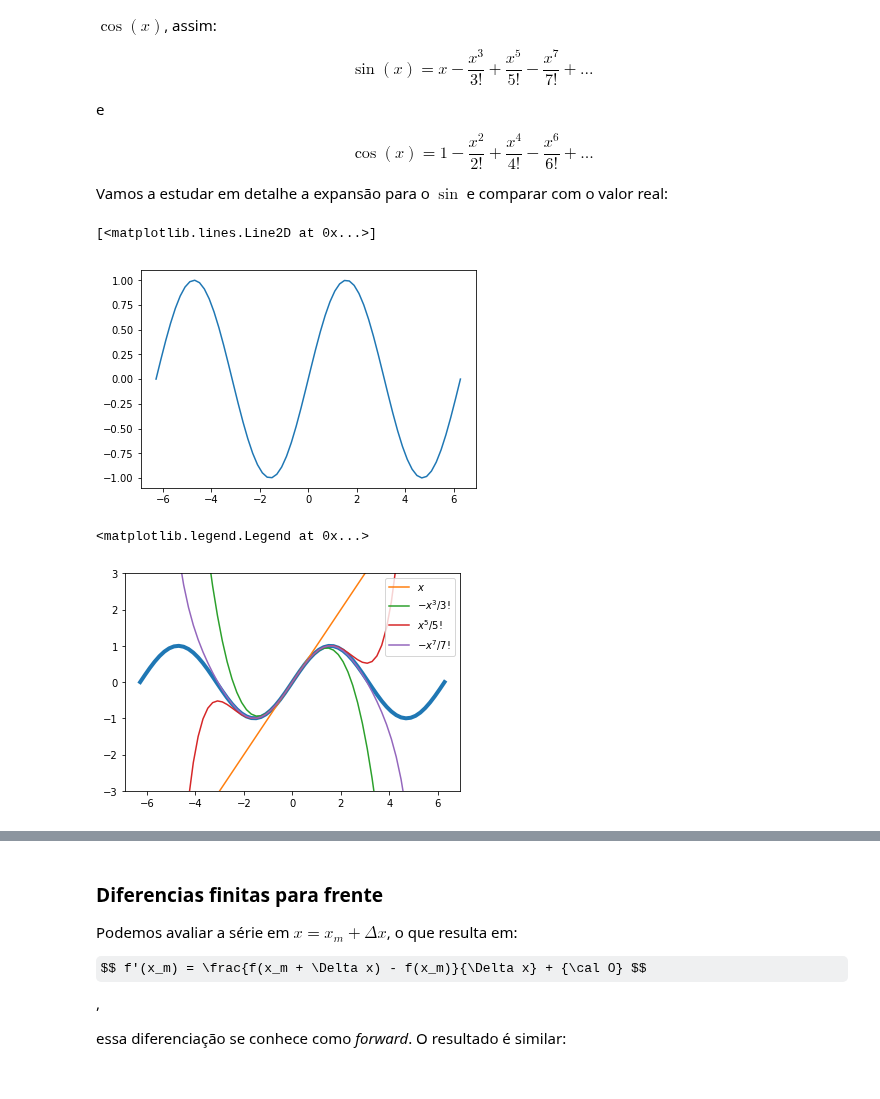
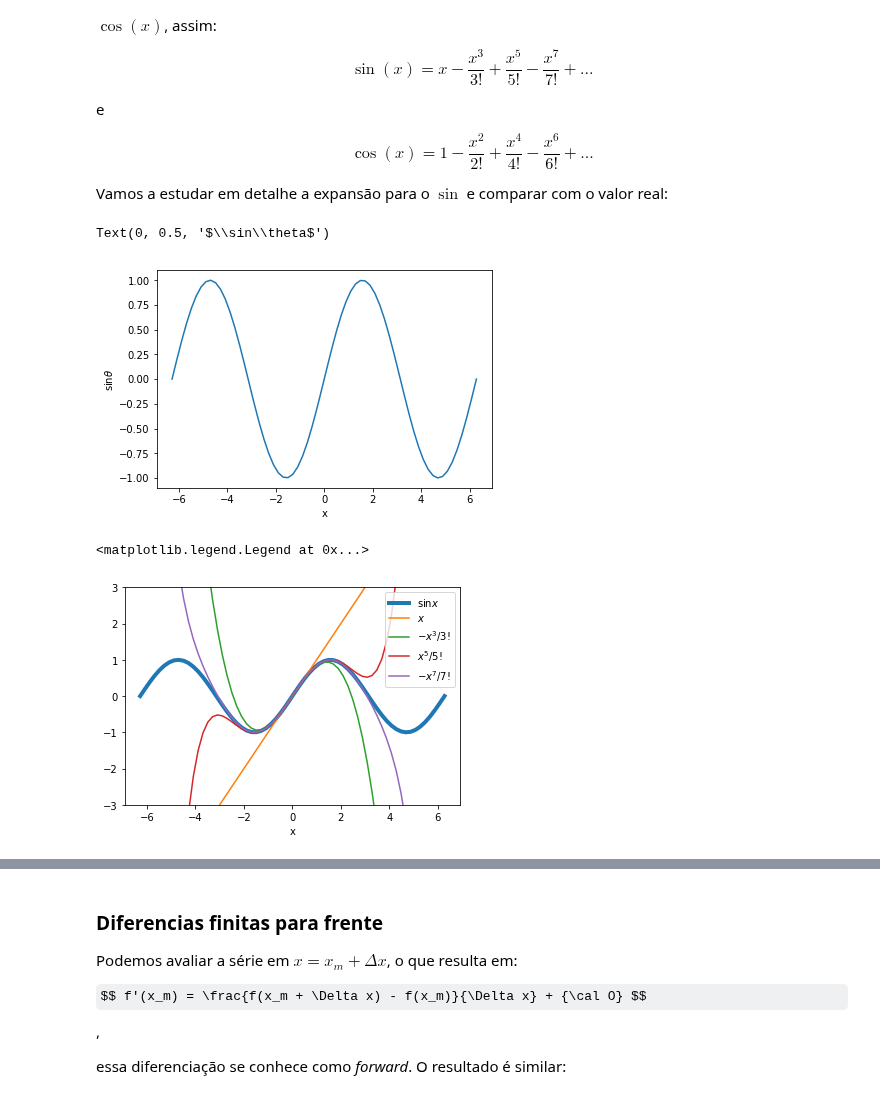
Before and after one commit to tavo-buk/icfis, a Jupyter notebook: 05-taylor-series.ipynb, the cells around one changed output, grey strips where cells are left out. Saved outputs shown, nothing was run; the diff lists cells and outputs as text; code cells hidden in the pictures; some formulas as TeX source.

```diff
--- a/05-taylor-series.ipynb
+++ b/05-taylor-series.ipynb
@@ -39,25 +39,28 @@ import math
 # %%
 x = np.linspace(-2.*np.pi,2.*np.pi,64)
 plt.plot(x,np.sin(x))
+plt.xlabel('x')
+plt.ylabel(r'$\sin\theta$')
 # %% [output]
-[<matplotlib.lines.Line2D at 0x...>]
+Text(0, 0.5, '$\\sin\\theta$')
-[figure, old version]
+[figure, new version]
 # %%
 termo1 = x
 termo2 = -x**3/math.factorial(3)
 termo3 = x**5/math.factorial(5)
 termo4 = -x**7/math.factorial(7)
 # %%
-plt.plot(x,np.sin(x),lw=4)
+plt.plot(x,np.sin(x),lw=4, label=r'$\sin x$')
 plt.plot(x,termo1, label=r'$x$')
 plt.plot(x,termo1+termo2,label=r'$-x^3/3!$')
 plt.plot(x,termo1+termo2+termo3,label=r'$x^5/5!$')
 plt.plot(x,termo1+termo2+termo3+termo4,label=r'$-x^7/7!$')
 plt.ylim(-3,3)
+plt.xlabel('x')
 plt.legend()
 # %% [output]
 <matplotlib.legend.Legend at 0x...>
-[figure, old version]
+[figure, new version]
 # %% [markdown]
 # Diferenciação numérica
 
```
Also changed, not shown: parts of 5 cells of this notebook.
